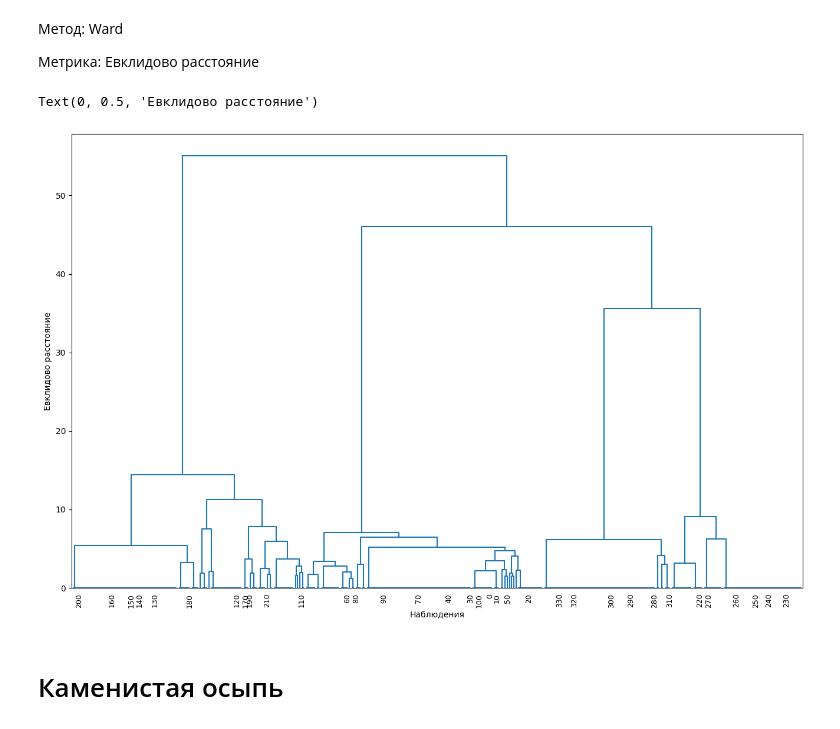
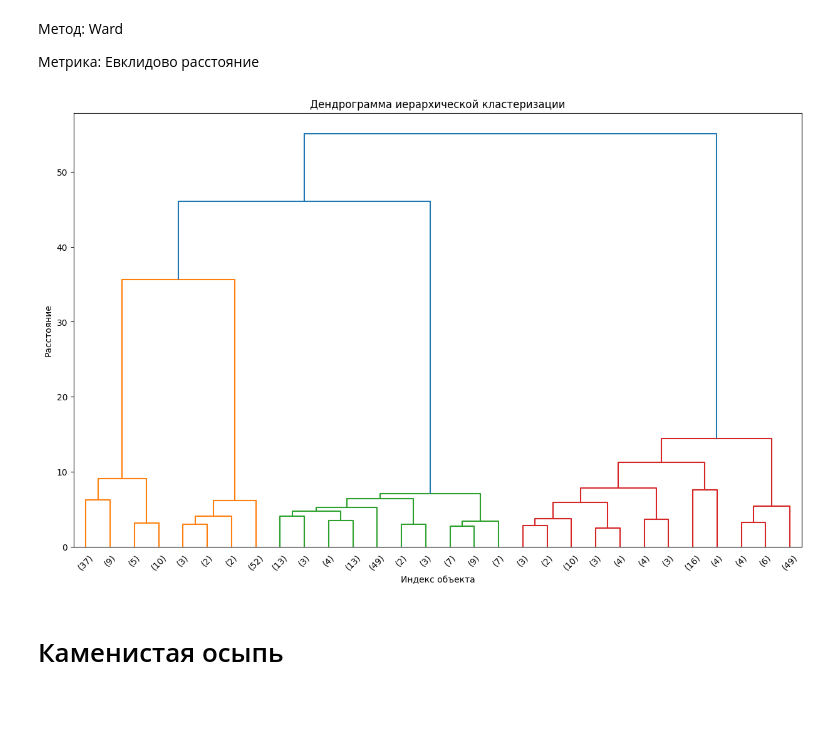
Before and after one commit to vaalkate/ITMO_data_analysis, a Jupyter notebook: lab1/lab_1.ipynb, the cells around one changed output. Saved outputs shown, nothing was run; the diff lists cells and outputs as text; code cells hidden in the pictures.

```diff
--- a/lab1/lab_1.ipynb
+++ b/lab1/lab_1.ipynb
@@ -86,18 +156,19 @@ link = linkage(data_scaled, 'ward', 'euclidean')
-# %%
-# Выборочная подпись - каждое 10-е наблюдение
-labels = [str(i) if i % 10 == 0 else '' for i in range(len(df))]
-
-fig = plt.figure(figsize=(16,10))
-dn = dendrogram(link, color_threshold = -1, # Убираем автоматическое определение числа кластеров с помощью color_threshold = -1
-                # массив с названиями объектов для подписи по оси X
-                labels=labels)
-
-plt.xticks(fontsize=9)
-plt.xlabel('Наблюдения')
-plt.ylabel('Евклидово расстояние')
-# %% [output]
-Text(0, 0.5, 'Евклидово расстояние')
-[figure, removed]
+# %%
+# Выполняем иерархическую кластеризацию с помощью алгоритм минимизации дисперсии Уорда.
+link = linkage(data_scaled, 'ward', 'euclidean')
+
+# Cтроим дендрограмму
+plt.figure(figsize=(15, 9))
+dendrogram(link,
+           truncate_mode='lastp', # сжатие в листовые узлы т.к. громозкая дендрограмма
+           orientation='top',
+           distance_sort='descending') # отображение. первым идёт потом с макс расстоянием между его потомками
+plt.title('Дендрограмма иерархической кластеризации')
+plt.xlabel('Индекс объекта')
+plt.ylabel('Расстояние')
+plt.show()
+# %% [output]
+[figure, added]
 # %% [markdown]
 # Каменистая осыпь
 # %% [markdown]
```
Also changed, not shown: parts of 7 cells of this notebook.
